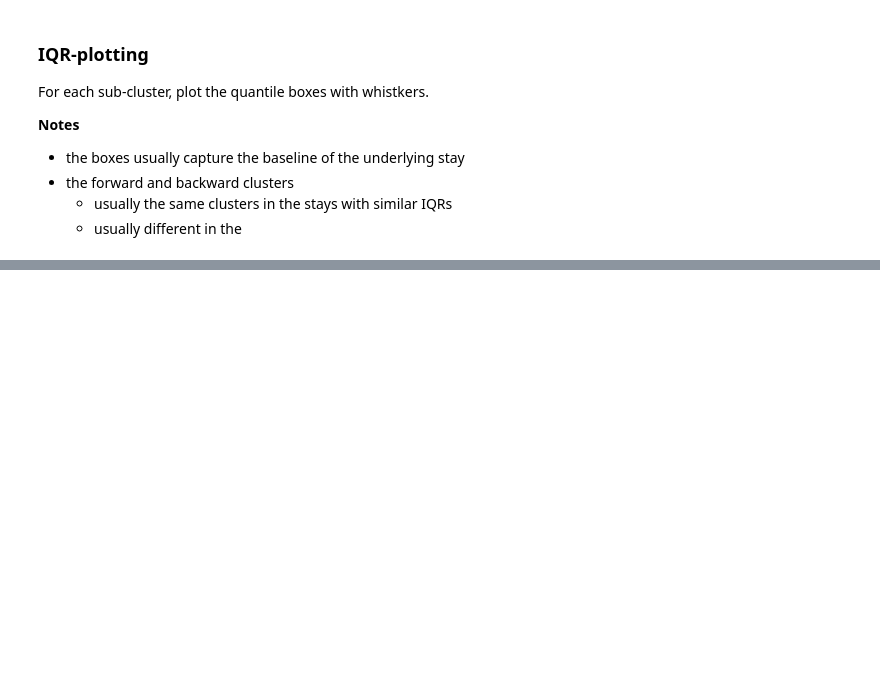
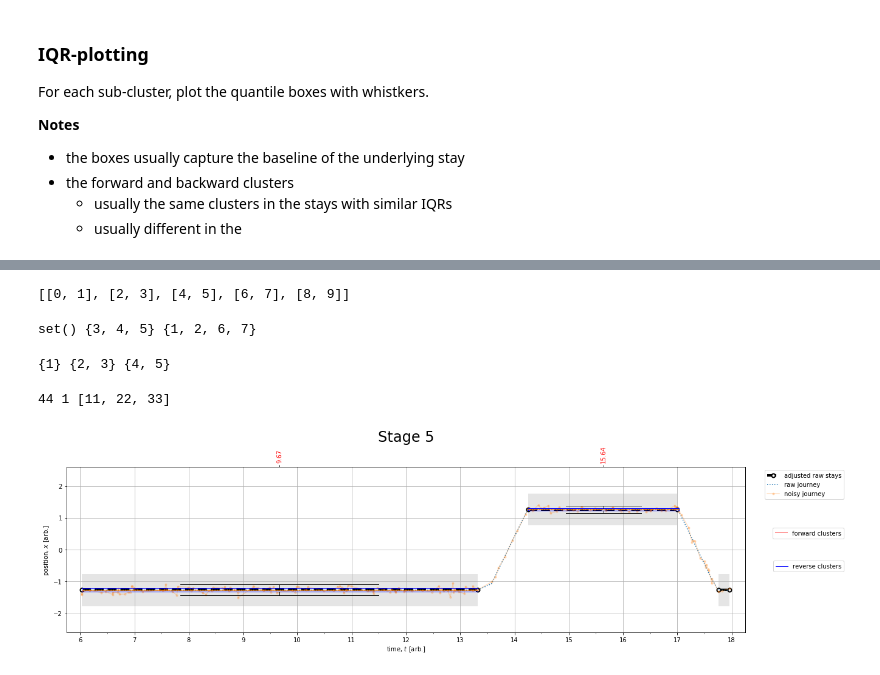
Before and after one commit to m-salewski/stay_classification, a Jupyter notebook: notebooks/classifiers_playground/metric_box_method/classifier_1D__metric_box__explore_simple_cases_3stays_v3_scripts.ipynb, the cells around one changed output, grey strips where cells are left out. Saved outputs shown, nothing was run; the diff lists cells and outputs as text; code cells hidden in the pictures; blank space fills up the shorter version.

```diff
--- a/notebooks/classifiers_playground/metric_box_method/classifier_1D__metric_box__explore_simple_cases_3stays_v3_scripts.ipynb
+++ b/notebooks/classifiers_playground/metric_box_method/classifier_1D__metric_box__explore_simple_cases_3stays_v3_scripts.ipynb
@@ -256,0 +521,47 @@ ax = plot_cluster_boxplots(time_arr, raw_arr, noise_arr, t_segs, x_segs, new_clu
+# %%
+clusts = [list(range(2,4)), list(range(8)), list(range(4,8)), list(range(6,10))]
+
+separate_clusters_hier(clusts)
+# %% [output]
+[[0, 1], [2, 3], [4, 5], [6, 7], [8, 9]]
+# %%
+sc1 = set([3,4,5])
+sc2 = set([1,2, 3,4,5,6,7])
+
+intersexion = sc1.intersection(sc2)
+
+s1_diff = sc1.intersection(sc1.difference(intersexion))
+s2_diff = sc2.difference(intersexion)
+
+print(s1_diff, intersexion, s2_diff)
+# %% [output]
+set() {3, 4, 5} {1, 2, 6, 7}
+# %%
+sc1 = set([1,2,3])
+sc2 = set([2,3,4,5])
+
+intersexion = sc1.intersection(sc2)
+
+s1_diff = sc1.difference(intersexion)
+s2_diff = sc2.difference(intersexion)
+
+print(s1_diff, intersexion, s2_diff)
+# %% [output]
+{1} {2, 3} {4, 5}
+# %%
+m,n = 4,0
+aaa = [1,11,22,33,44]
+
+if m < n:
+    n-=1
+
+print(aaa.pop(m), aaa.pop(n), aaa)
+# %% [output]
+44 1 [11, 22, 33]
+# %%
+t_segs, x_segs = get_stay_segs(get_adjusted_stays(segments, time_arr))
+ax = plot_cluster_boxplots(time_arr, raw_arr, noise_arr, t_segs, x_segs, ext_clusters_2m, switch_indices(ext_clusters_2m, time_arr.shape[0]), configs)
+ax.set_ylim([-2.6, 2.6])
+ax.set_title("Stage 5", fontsize=24);
+# %% [output]
+[figure, added]
```
Also changed, not shown: parts of 122 cells of this notebook, 6 other files.
